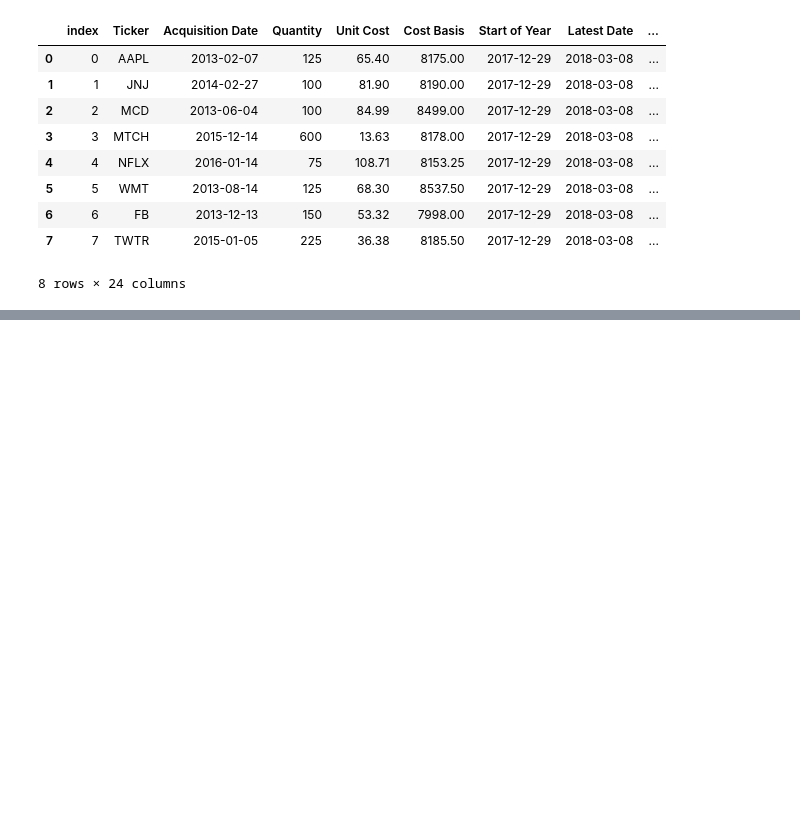
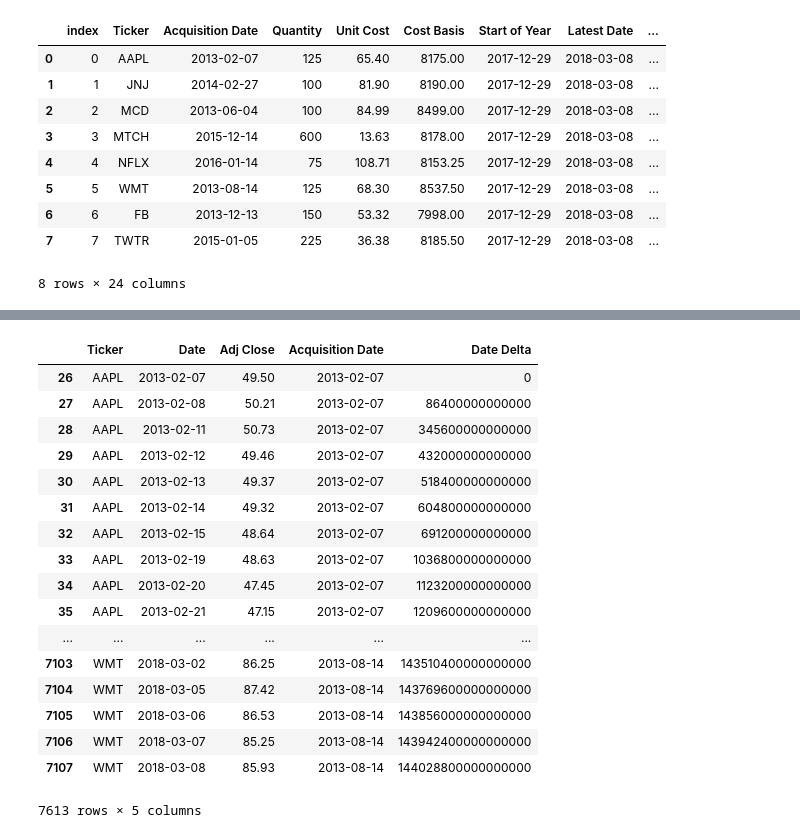
Before and after one commit to xiaomaniay/python-apps, a Jupyter notebook: yahoo_finance_test.ipynb, the cells around one changed output, grey strips where cells are left out. Saved outputs shown, nothing was run; the diff lists cells and outputs as text; code cells hidden in the pictures; blank space fills up the shorter version.

```diff
--- a/yahoo_finance_test.ipynb
+++ b/yahoo_finance_test.ipynb
@@ -558,0 +714,21 @@ merged_portfolio_sp_latest_YTD_sp
+# %%
+adj_close_acq_date_modified
+# %% [output]
+|  | Ticker | Date | Adj Close | Acquisition Date | Date Delta |
+| 26 | AAPL | 2013-02-07 | 49.50 | 2013-02-07 | 0 |
+| 27 | AAPL | 2013-02-08 | 50.21 | 2013-02-07 | 86400000000000 |
+| 28 | AAPL | 2013-02-11 | 50.73 | 2013-02-07 | 345600000000000 |
+| 29 | AAPL | 2013-02-12 | 49.46 | 2013-02-07 | 432000000000000 |
+| 30 | AAPL | 2013-02-13 | 49.37 | 2013-02-07 | 518400000000000 |
+| 31 | AAPL | 2013-02-14 | 49.32 | 2013-02-07 | 604800000000000 |
+| 32 | AAPL | 2013-02-15 | 48.64 | 2013-02-07 | 691200000000000 |
+| 33 | AAPL | 2013-02-19 | 48.63 | 2013-02-07 | 1036800000000000 |
+| 34 | AAPL | 2013-02-20 | 47.45 | 2013-02-07 | 1123200000000000 |
+| 35 | AAPL | 2013-02-21 | 47.15 | 2013-02-07 | 1209600000000000 |
+| ... | ... | ... | ... | ... | ... |
+| 7103 | WMT | 2018-03-02 | 86.25 | 2013-08-14 | 143510400000000000 |
+| 7104 | WMT | 2018-03-05 | 87.42 | 2013-08-14 | 143769600000000000 |
+| 7105 | WMT | 2018-03-06 | 86.53 | 2013-08-14 | 143856000000000000 |
+| 7106 | WMT | 2018-03-07 | 85.25 | 2013-08-14 | 143942400000000000 |
+| 7107 | WMT | 2018-03-08 | 85.93 | 2013-08-14 | 144028800000000000 |
+7613 rows × 5 columns
```
Also changed, not shown: parts of 38 cells of this notebook, 1 other file.
